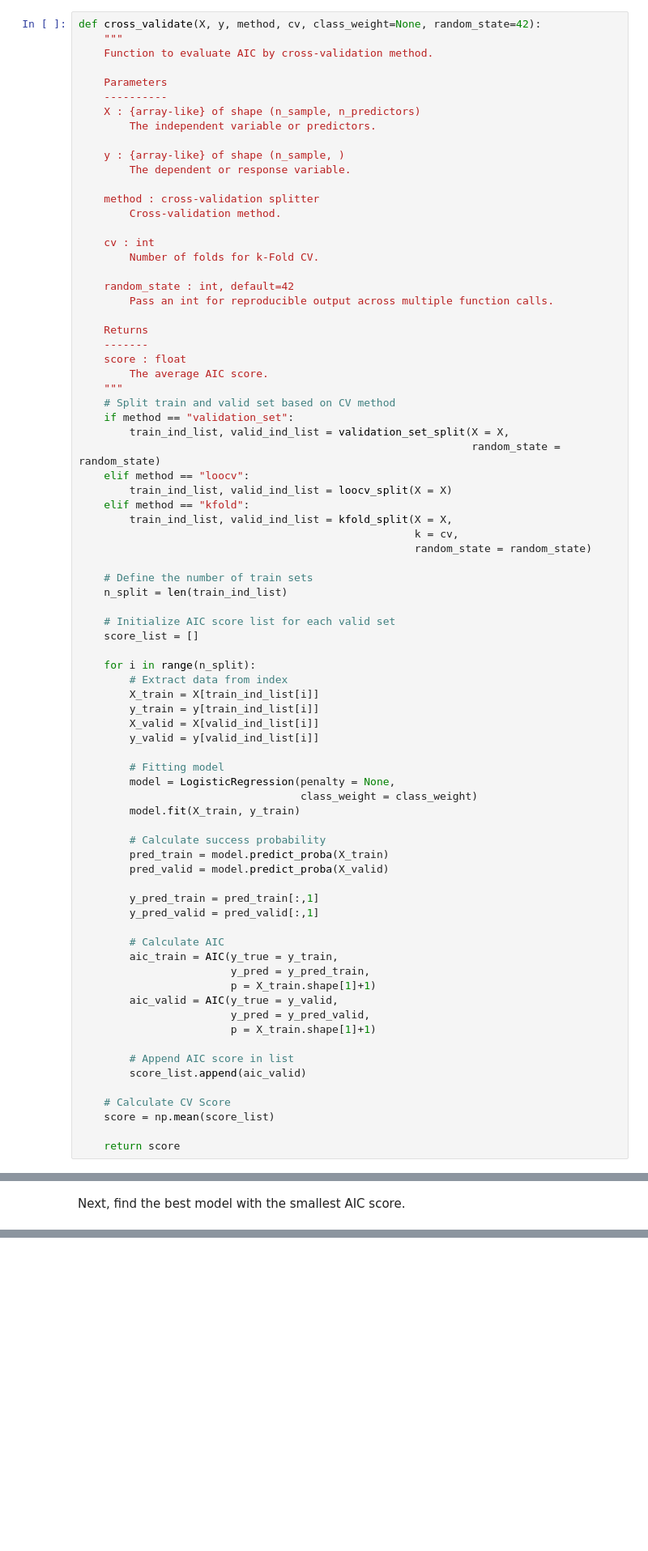
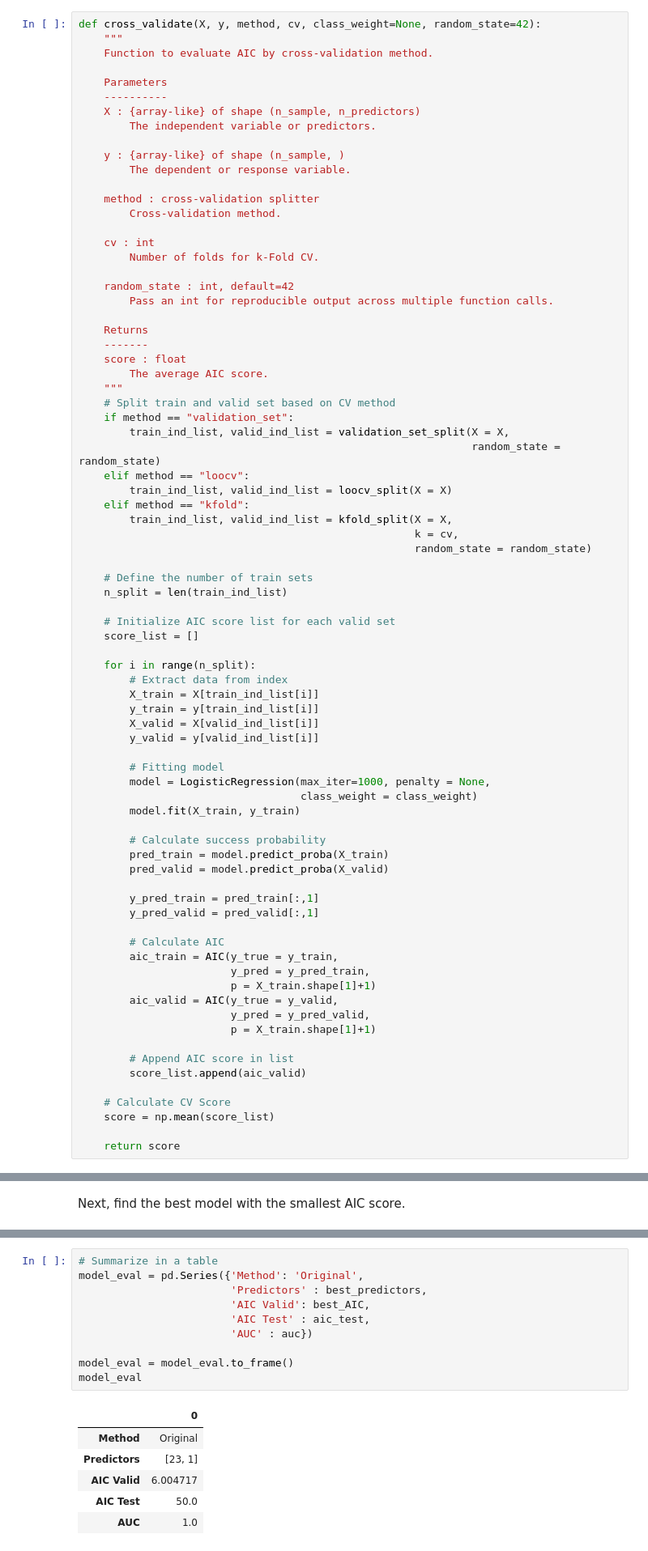
Before and after one commit to axeltanjung/airline_pessengger_sentiment, a Jupyter notebook: notebook/airline_pred.ipynb, the cells around one changed output, grey strips where cells are left out. Shown at 81% size. Saved outputs shown, nothing was run; the diff lists cells and outputs as text; blank space fills up the shorter version.

```diff
--- a/notebook/airline_pred.ipynb
+++ b/notebook/airline_pred.ipynb
@@ -1787,7 +1787,7 @@ def cross_validate(X, y, method, cv, class_weight=None, random_state=42):
         y_valid = y[valid_ind_list[i]]
 
         # Fitting model
-        model = LogisticRegression(penalty = None,
+        model = LogisticRegression(max_iter=1000, penalty = None,
                                    class_weight = class_weight)
         model.fit(X_train, y_train)
 
@@ -2025,0 +2150,17 @@ Next, find the best model with the smallest AIC score.
+# %%
+# Summarize in a table
+model_eval = pd.Series({'Method': 'Original',
+                        'Predictors' : best_predictors,
+                        'AIC Valid': best_AIC,
+                        'AIC Test' : aic_test,
+                        'AUC' : auc})
+
+model_eval = model_eval.to_frame()
+model_eval
+# %% [output]
+|  | 0 |
+| Method | Original |
+| Predictors | [23, 1] |
+| AIC Valid | 6.004717 |
+| AIC Test | 50.0 |
+| AUC | 1.0 |
```
Also changed, not shown: parts of 19 cells of this notebook.
